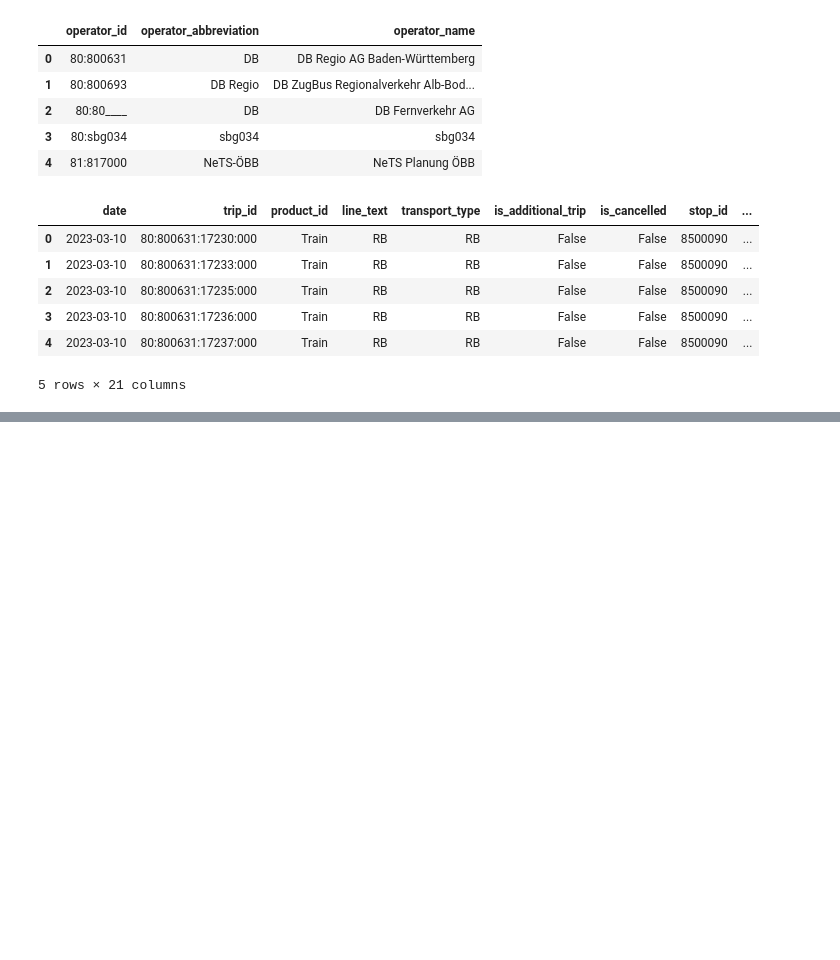
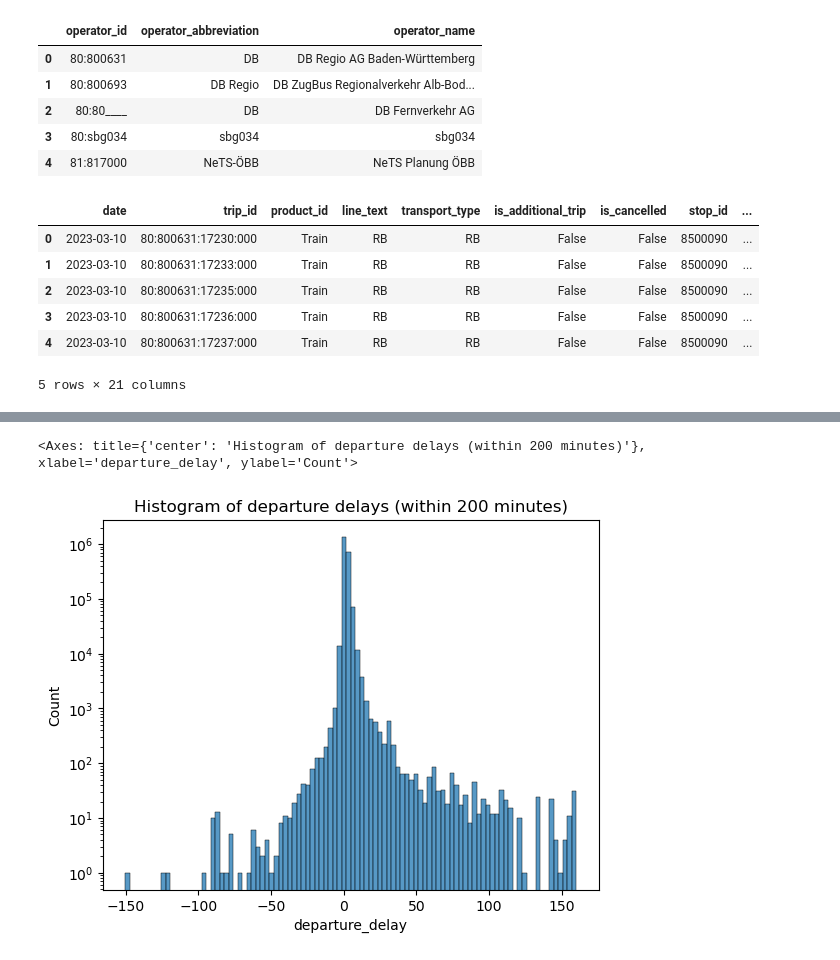
Before and after one commit to com-480-data-visualization/project-2023-choo-choo-data-darlings, a Jupyter notebook: basic_analysis.ipynb, the cells around one changed output, grey strips where cells are left out. Cells and saved outputs as stored; diff of their text form; code cells hidden in the pictures; blank space fills up the shorter version.

```diff
--- a/basic_analysis.ipynb
+++ b/basic_analysis.ipynb
@@ -291,0 +260,9 @@ plt.show()
+# %%
+# This histogram corresponds to the delays in minutes for each departure of each line (we remove the outliers)
+MAX_DELAY = 200
+
+plt.title(f"Histogram of departure delays (within {MAX_DELAY} minutes)")
+sns.histplot(data=transport_data[(transport_data["departure_delay"] > -MAX_DELAY) & (transport_data["departure_delay"] < MAX_DELAY)], x="departure_delay", bins=100, log_scale=(False, True))
+# %% [output]
+<Axes: title={'center': 'Histogram of departure delays (within 200 minutes)'}, xlabel='departure_delay', ylabel='Count'>
+[figure, added]
```
Also changed, not shown: parts of 79 cells of this notebook, 2 other files.
